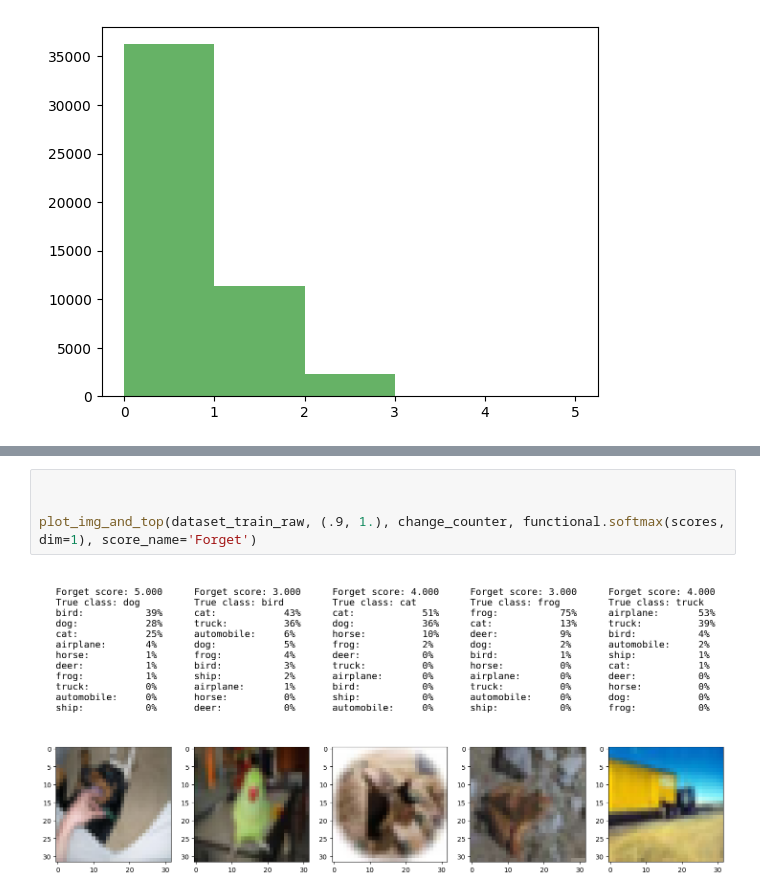
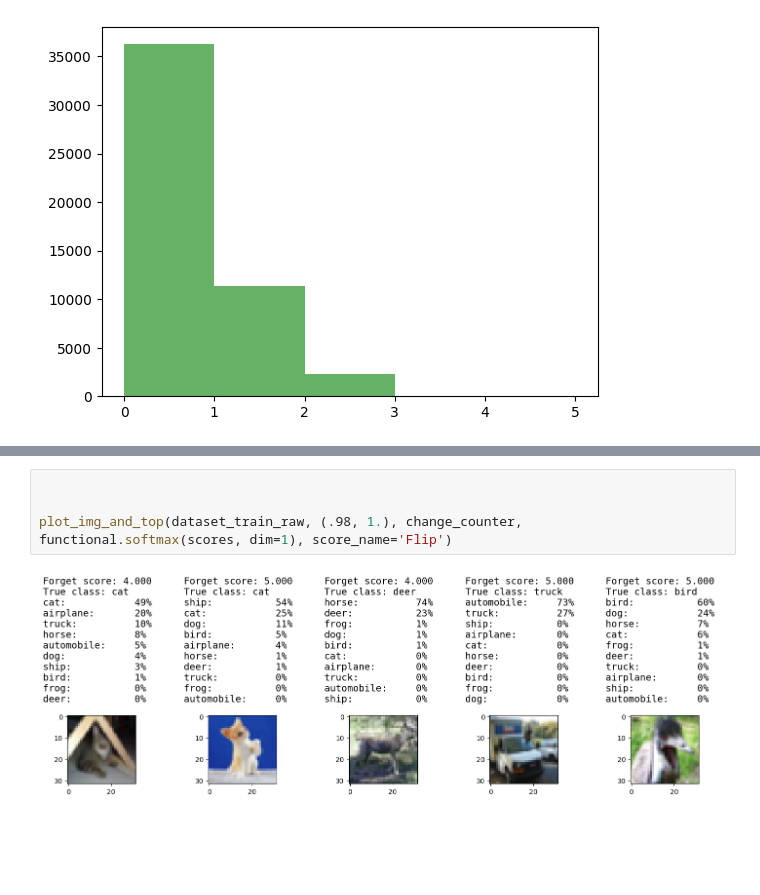
Before and after one commit to bezalelc/Data-pruning, a Jupyter notebook: code/forgetting_resnet18_cifar10.ipynb, the cells around one changed output, grey strips where cells are left out. Cells and saved outputs as stored; diff of their text form; blank space fills up the shorter version.

```diff
--- a/code/forgetting_resnet18_cifar10.ipynb
+++ b/code/forgetting_resnet18_cifar10.ipynb
@@ -119,6 +117,6 @@ KeyboardInterrupt:
 # %%
 
 
-plot_img_and_top(dataset_train_raw, (.9, 1.), change_counter, functional.softmax(scores, dim=1), score_name='Forget')
+plot_img_and_top(dataset_train_raw, (.98, 1.), change_counter, functional.softmax(scores, dim=1), score_name='Flip')
 # %% [output]
-[figure, old version]
+[figure, new version]
```
Also changed, not shown: parts of 2 cells of this notebook, 15 other files.
